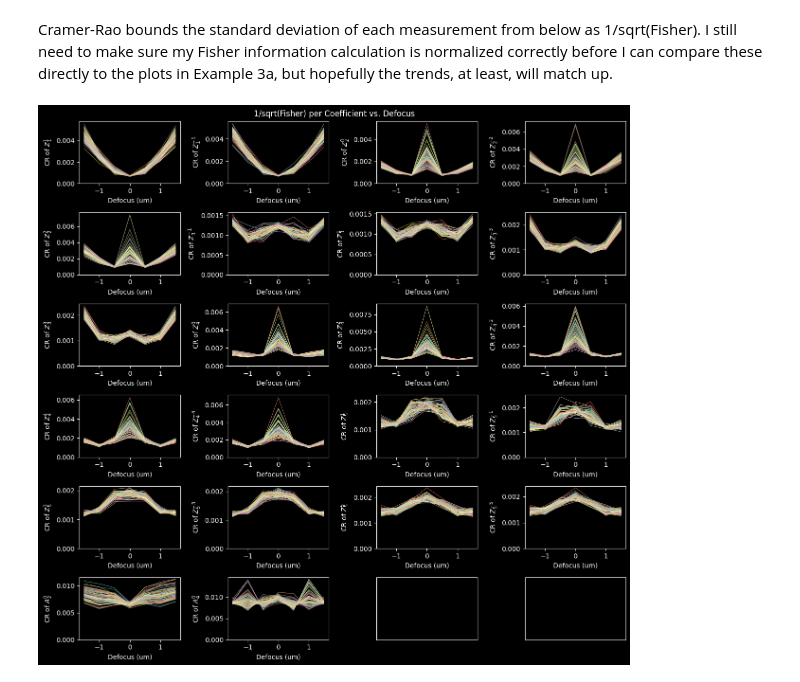
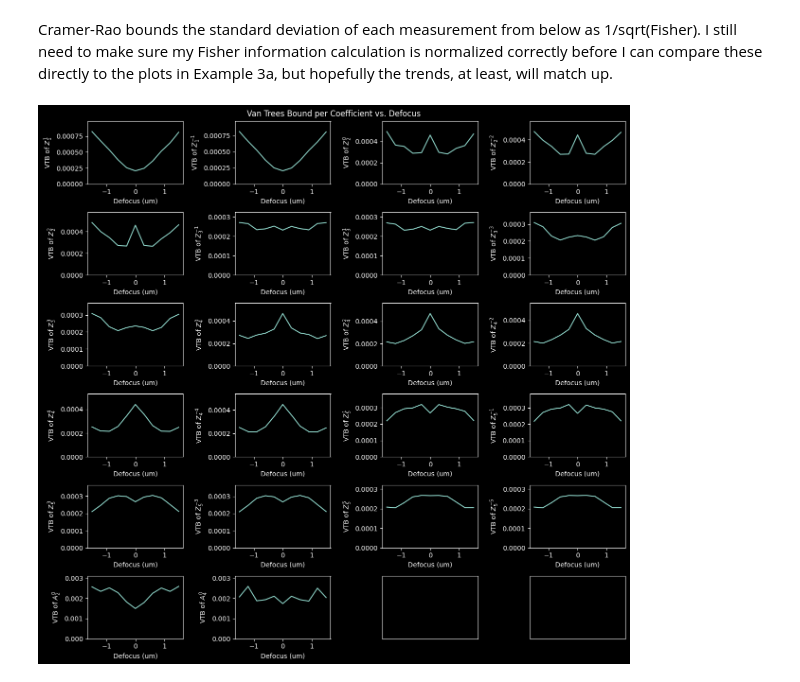
Before and after one commit to walterfu1064/cynosure, a Jupyter notebook: examples/information_theory/example_3b.ipynb, the cells around one changed output. Saved outputs shown, nothing was run; the diff lists cells and outputs as text; code cells hidden in the pictures.

```diff
--- a/examples/information_theory/example_3b.ipynb
+++ b/examples/information_theory/example_3b.ipynb
@@ -174,34 +178,36 @@ fig.tight_layout()
 # %% [markdown]
 Cramer-Rao bounds the standard deviation of each measurement from below as 1/sqrt(Fisher).
 I still need to make sure my Fisher information calculation is normalized correctly before I can compare these directly to the plots in Example 3a, but hopefully the trends, at least, will match up.
-# %%
-num_cols = 4
-panel_size = 3
-aspect_ratio = 0.7
-
-num_coefs = solver.num_nonpiston_coefs
-num_rows = int(math.ceil(num_coefs / num_cols))
-figsize = (panel_size * aspect_ratio * num_rows, panel_size * num_cols)
-
-labels = solver.nonpiston_labels
-
-fig, axarr = pyplot.subplots(num_rows, num_cols, figsize=figsize)
-for i, ax in enumerate(axarr.ravel()):
-    if i < num_coefs:
-        for bidx in range(num_samples):
-            fi = fisher_matrix_samples[bidx, :, i, i]
-            cr = 1.0 / np.sqrt(np.abs(fi))  # not really the Cramer-Rao bound, but proportional to
-            ax.plot(z.numpy(force=True), cr, lw=0.5)
-            ax.set_ylabel(f"CR of {labels[i]}")
-            ax.set_xlabel("Defocus (um)")
-        ax.set_ylim(bottom=0)
-    else:
-        ax.set_xticks([])
-        ax.set_yticks([])
-fig.suptitle("1/sqrt(Fisher) per Coefficient vs. Defocus")
-fig.tight_layout()
-# %% [output]
-[figure, removed]
+# %%
+prior_covariance = solver.target_scales[~solver.is_piston].numpy(force=True)
+prior_covariance = np.diag(prior_covariance)
+van_trees = calculate_van_trees_bounds(fisher_matrix, prior_covariance)
+# %%
+num_cols = 4
+panel_size = 3
+aspect_ratio = 0.7
+
+num_coefs = solver.num_nonpiston_coefs
+num_rows = int(math.ceil(num_coefs / num_cols))
+figsize = (panel_size * aspect_ratio * num_rows, panel_size * num_cols)
+
+labels = solver.nonpiston_labels
+
+fig, axarr = pyplot.subplots(num_rows, num_cols, figsize=figsize)
+for i, ax in enumerate(axarr.ravel()):
+    if i < num_coefs:
+        ax.plot(z.numpy(force=True), van_trees[:, i])
+        ax.set_ylabel(f"VTB of {labels[i]}")
+        ax.set_xlabel("Defocus (um)")
+        maxval = van_trees[:, i].max()
+        ax.set_ylim(0, maxval * 1.2)
+    else:
+        ax.set_xticks([])
+        ax.set_yticks([])
+fig.suptitle("Van Trees Bound per Coefficient vs. Defocus")
+fig.tight_layout()
+# %% [output]
+[figure, added]
 # %%
 fig = pyplot.figure(figsize=(6, 6))
 ax = fig.add_subplot()
```
Also changed, not shown: parts of 8 cells of this notebook, 1 other file.
